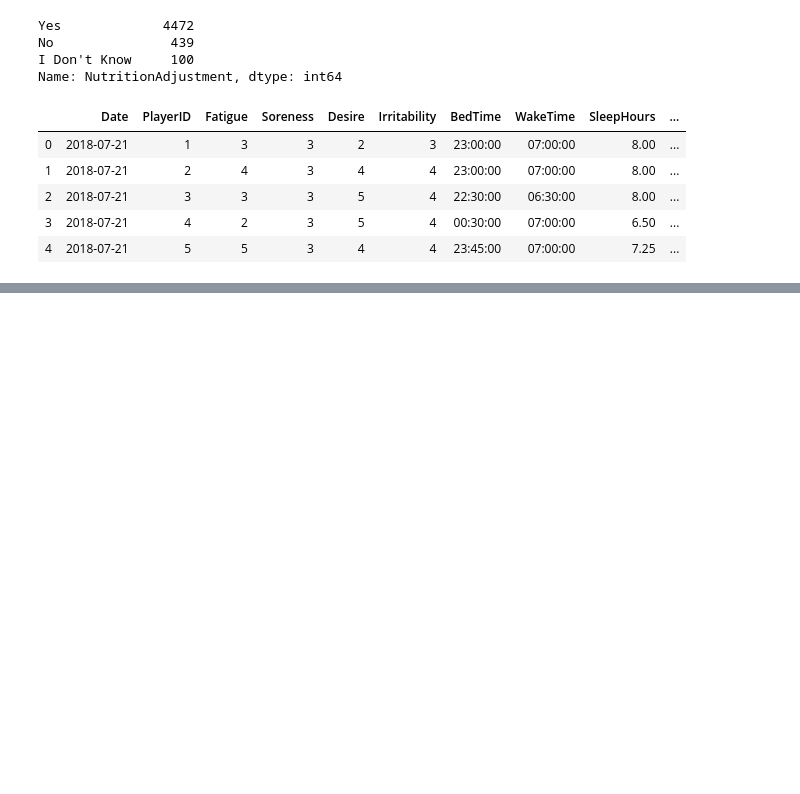
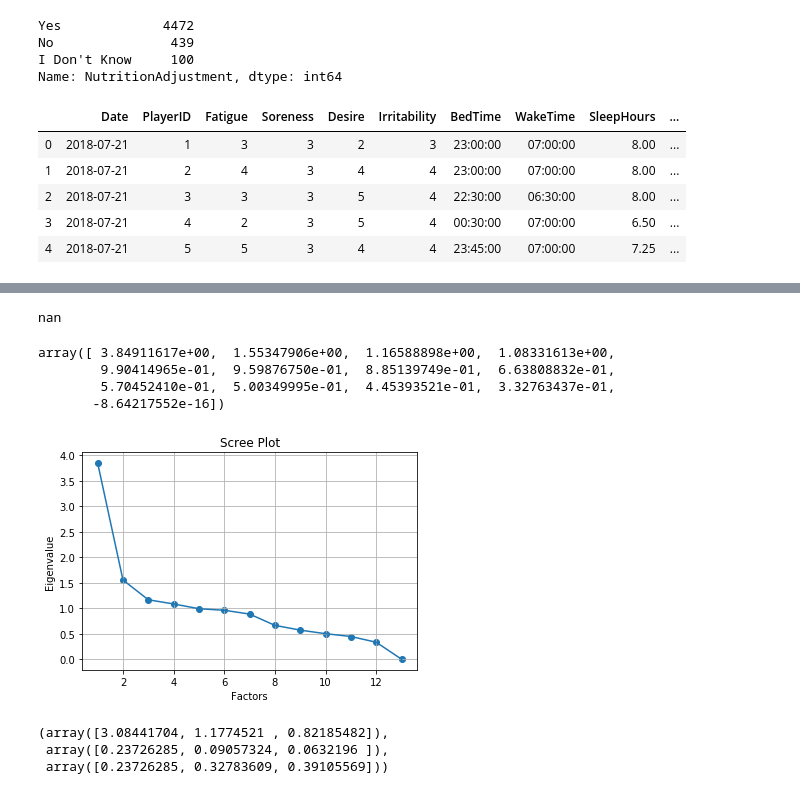
Before and after one commit to Sangha05/sta2453_project1, a Jupyter notebook: WellnessMeasure.ipynb, the cells around one changed output, grey strips where cells are left out. Drawn from its saved outputs; the diff is of its cells as text; code cells hidden in the pictures; blank space fills up the shorter version.

Commit message:
Update WellnessMeasure.ipynb
Removed NA and unncecessary columns, Performed Factor Analysis, Time Series Analysis in progress

```diff
--- a/WellnessMeasure.ipynb
+++ b/WellnessMeasure.ipynb
@@ -107,3 +109,8 @@ dfWell.head()
 | 2 | 2018-07-21 | 3 | 3 | 3 | 5 | 4 | 22:30:00 | 06:30:00 | 8.00 | ... |
 | 3 | 2018-07-21 | 4 | 2 | 3 | 5 | 4 | 00:30:00 | 07:00:00 | 6.50 | ... |
 | 4 | 2018-07-21 | 5 | 5 | 3 | 4 | 4 | 23:45:00 | 07:00:00 | 7.25 | ... |
+# %%
+# We do not require Bed Time and Wake Time as well. We'll be using SleepHours instead
+dfWell = dfWell.drop(['BedTime', 'WakeTime'], axis=1)
+# Convert TrainingReadiness from String to fraction
+dfWell['TrainingReadiness'] = dfWell['TrainingReadiness'].str.rstrip('%').astype('float') / 100.0
@@ -109,0 +130,9 @@ dfWell.head()
+# %%
+# Convert into numerical values
+dfWell.Pain = np.where(dfWell.Pain == 'No', 0, 1)
+dfWell.Menstruation = np.where(dfWell.Menstruation == 'No', 0, 1)
+dfWell.Nutrition = np.where(dfWell.Nutrition == 'Poor', 0, np.where(dfWell.Nutrition == 'Okay', 1, 2))
+dfWell.Illness = np.where(dfWell.Illness == 'Yes', 0, np.where(dfWell.Illness == 'Slightly Off', 1, 2))
+dfWell.NutritionAdjustment = np.where(dfWell.NutritionAdjustment == 'No', 0, \
+                                      np.where(dfWell.NutritionAdjustment == 'I Don\'t Know', 1, 2))
+dfWell.head()
@@ -109,0 +146,6 @@ dfWell.head()
+# %%
+from factor_analyzer.factor_analyzer import calculate_bartlett_sphericity
+df = dfWell[dfWell.columns.difference(['Date','PlayerID'])]
+chi_square_value, p_value = calculate_bartlett_sphericity(df)
+chi_square_value, p_value
+df.info()
@@ -109,0 +171,35 @@ dfWell.head()
+# %%
+from factor_analyzer.factor_analyzer import calculate_kmo
+kmo_all, kmo_model = calculate_kmo(df)
+kmo_model
+# %% [output]
+nan
+# %%
+# Create factor analysis object and perform factor analysis
+fa = FactorAnalyzer()
+fa.fit(df)
+# Check Eigenvalues
+ev, v = fa.get_eigenvalues()
+ev
+# %% [output]
+array([ 3.84911617e+00,  1.55347906e+00,  1.16588898e+00,  1.08331613e+00,
+        9.90414965e-01,  9.59876750e-01,  8.85139749e-01,  6.63808832e-01,
+        5.70452410e-01,  5.00349995e-01,  4.45393521e-01,  3.32763437e-01,
+       -8.64217552e-16])
+# %%
+# Create scree plot using matplotlib
+plt.scatter(range(1,df.shape[1]+1),ev)
+plt.plot(range(1,df.shape[1]+1),ev)
+plt.title('Scree Plot')
+plt.xlabel('Factors')
+plt.ylabel('Eigenvalue')
+plt.grid()
+plt.show()
+# %% [output]
+[figure, added]
+# %%
+fa.get_factor_variance()
+# %% [output]
+(array([3.08441704, 1.1774521 , 0.82185482]),
+ array([0.23726285, 0.09057324, 0.0632196 ]),
+ array([0.23726285, 0.32783609, 0.39105569]))
```
Also changed, not shown: parts of 7 cells of this notebook.
